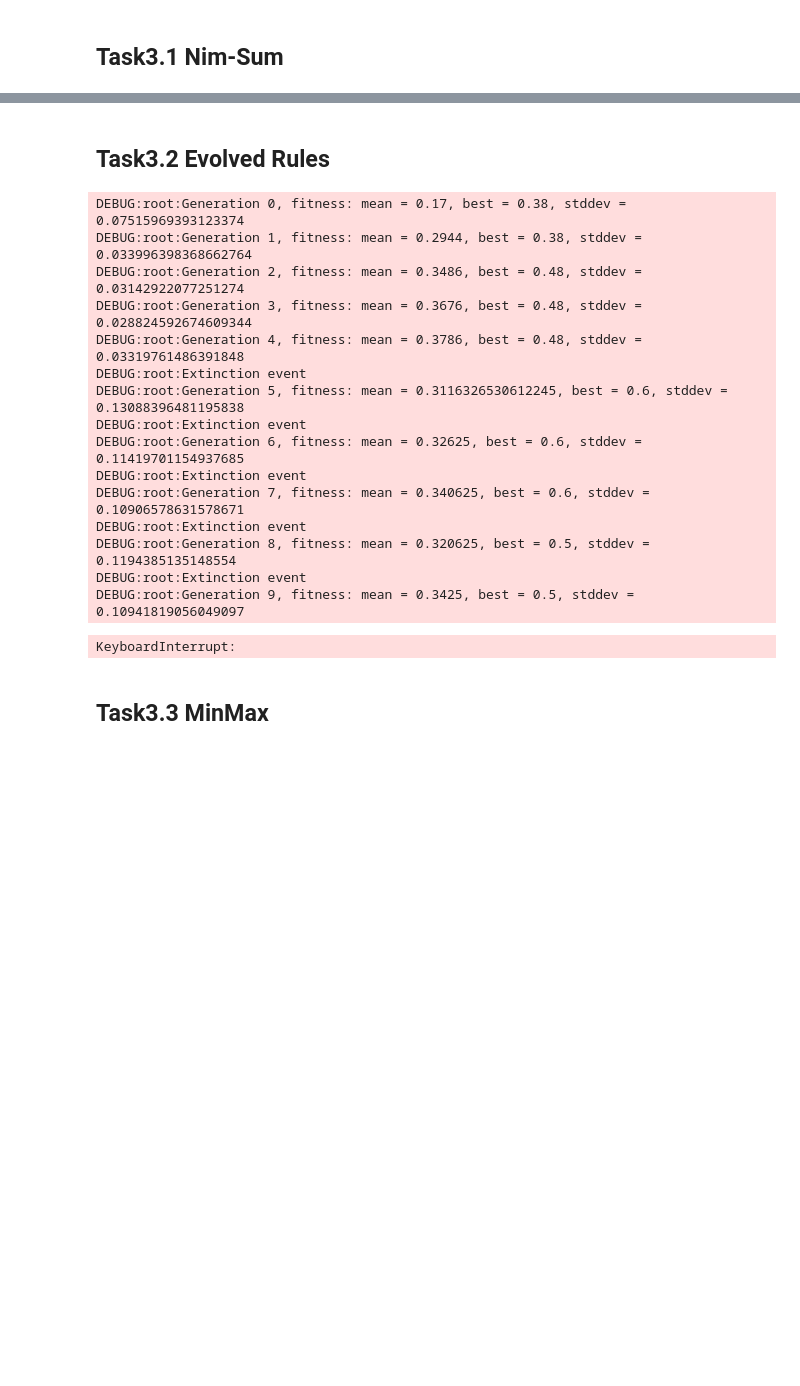
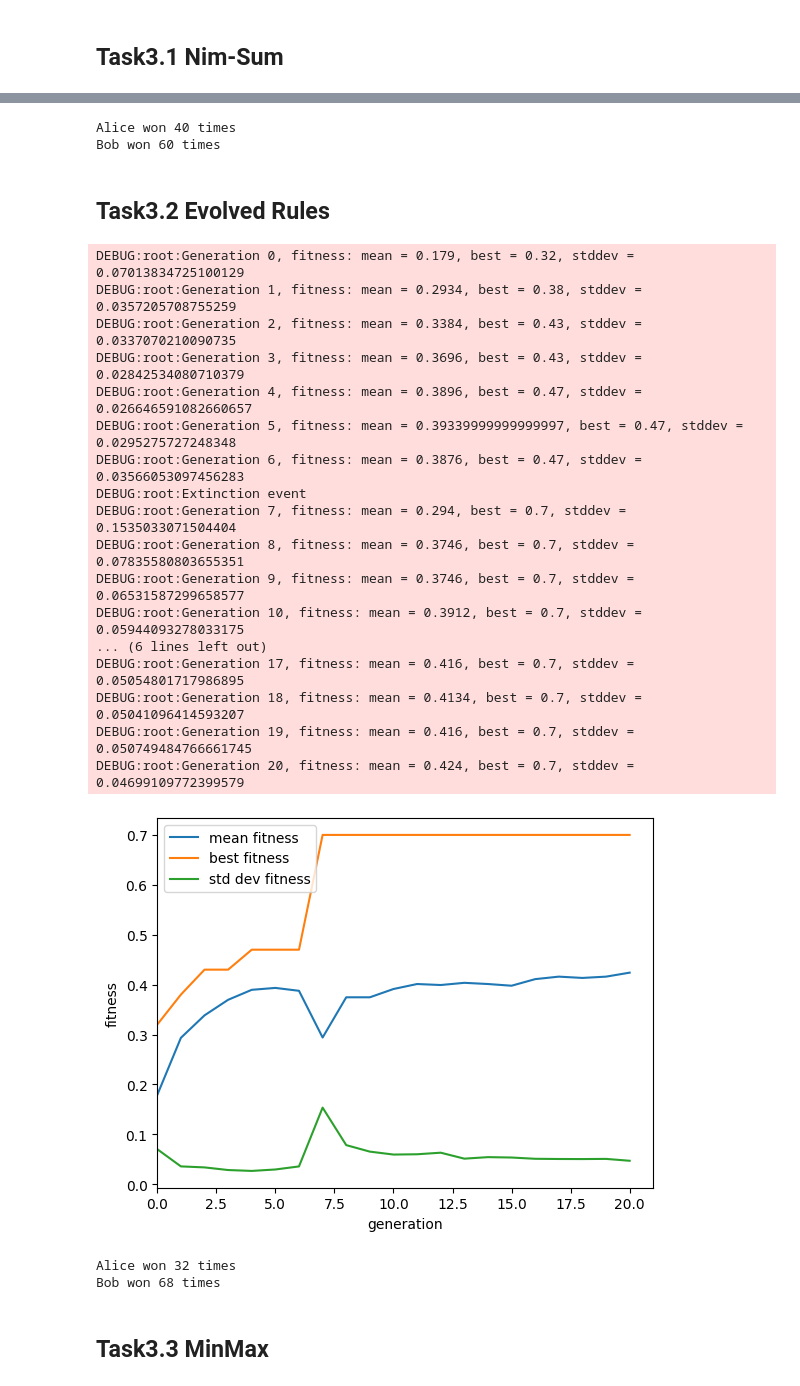
Before and after one commit to s295103/ci_2022_s295103, a Jupyter notebook: lab3/lab3_nim.ipynb, the cells around one changed output, grey strips where cells are left out. Drawn from its saved outputs; the diff is of its cells as text; code cells hidden in the pictures; blank space fills up the shorter version.

```diff
--- a/lab3/lab3_nim.ipynb
+++ b/lab3/lab3_nim.ipynb
@@ -198,24 +209,19 @@ def nim_sum_strategy(player:Player, heaps: Nim):
 # %%
-# # trying nim-sum vs random strategy
-# heaps = Nim(N_HEAPS)
-# Alice = Player("Alice", nim_sum_strategy)
-# Bob = Player("Bob", random_strategy)
-# winners = match(Alice, Bob, heaps, N_GAMES)
-# print_match_result(Alice, Bob, winners)
-
-
-# # trying nim-sum vs nim-sum startegy
-# heaps = Nim(N_HEAPS)
-# Alice = Player("Alice", nim_sum_strategy)
-# Bob = Player("Bob", nim_sum_strategy)
-# winners = match(Alice, Bob, heaps, N_GAMES)
-# print_match_result(Alice, Bob, winners)
+# trying nim-sum vs nim-sum startegy
+heaps = Nim(N_HEAPS)
+Alice = Player("Alice", nim_sum_strategy)
+Bob = Player("Bob", nim_sum_strategy)
+winners = match(Alice, Bob, heaps, N_GAMES)
+print_match_result(Alice, Bob, winners)
+# %% [output]
+Alice won 40 times
+Bob won 60 times
 # %% [markdown]
 ## Task3.2 Evolved Rules
 # %%
 GEN_NUM = 20
 POP_SIZE = 50
-OFFSPR_NUM = 7*POP_SIZE
+OFFSPR_NUM = 5*POP_SIZE
 # %%
 class Genome:
     def __init__(self, pr_heap: list, pr_obj: list, step_size: float, fitness: float = None):
@@ -487,29 +531,33 @@ def evolve_nim_strategy(heaps: Nim, generations: int, pop_size: int, offspr_size
 # %%
 heaps = Nim(N_HEAPS)
-solution = evolve_nim_strategy(heaps, GEN_NUM, POP_SIZE, OFFSPR_NUM)
+solution = evolve_nim_strategy(heaps, GEN_NUM, POP_SIZE, OFFSPR_NUM, n_games=N_GAMES, ext_cnt=7, surv_frac=0.2, niches=3, migr_frac=0.1)
 
 # test it on a match against a nim-sum strategy
 Alice = EvolutionalPlayer("Alice", solution, evolved_strategy)
 Bob = Player("Bob", nim_sum_strategy)
 winners = match( Alice, Bob, heaps, N_GAMES)
 print_match_result(Alice, Bob, winners)
 # %% [output]
-DEBUG:root:Generation 0, fitness: mean = 0.17, best = 0.38, stddev = 0.07515969393123374
-DEBUG:root:Generation 1, fitness: mean = 0.2944, best = 0.38, stddev = 0.033996398368662764
-DEBUG:root:Generation 2, fitness: mean = 0.3486, best = 0.48, stddev = 0.03142922077251274
-DEBUG:root:Generation 3, fitness: mean = 0.3676, best = 0.48, stddev = 0.028824592674609344
-DEBUG:root:Generation 4, fitness: mean = 0.3786, best = 0.48, stddev = 0.03319761486391848
+DEBUG:root:Generation 0, fitness: mean = 0.179, best = 0.32, stddev = 0.07013834725100129
+DEBUG:root:Generation 1, fitness: mean = 0.2934, best = 0.38, stddev = 0.0357205708755259
+DEBUG:root:Generation 2, fitness: mean = 0.3384, best = 0.43, stddev = 0.0337070210090735
+DEBUG:root:Generation 3, fitness: mean = 0.3696, best = 0.43, stddev = 0.02842534080710379
+DEBUG:root:Generation 4, fitness: mean = 0.3896, best = 0.47, stddev = 0.026646591082660657
+DEBUG:root:Generation 5, fitness: mean = 0.39339999999999997, best = 0.47, stddev = 0.0295275727248348
+DEBUG:root:Generation 6, fitness: mean = 0.3876, best = 0.47, stddev = 0.03566053097456283
 DEBUG:root:Extinction event
-DEBUG:root:Generation 5, fitness: mean = 0.3116326530612245, best = 0.6, stddev = 0.13088396481195838
-DEBUG:root:Extinction event
-DEBUG:root:Generation 6, fitness: mean = 0.32625, best = 0.6, stddev = 0.11419701154937685
-DEBUG:root:Extinction event
-DEBUG:root:Generation 7, fitness: mean = 0.340625, best = 0.6, stddev = 0.10906578631578671
-DEBUG:root:Extinction event
-DEBUG:root:Generation 8, fitness: mean = 0.320625, best = 0.5, stddev = 0.1194385135148554
-DEBUG:root:Extinction event
-DEBUG:root:Generation 9, fitness: mean = 0.3425, best = 0.5, stddev = 0.10941819056049097
+DEBUG:root:Generation 7, fitness: mean = 0.294, best = 0.7, stddev = 0.1535033071504404
+DEBUG:root:Generation 8, fitness: mean = 0.3746, best = 0.7, stddev = 0.07835580803655351
+DEBUG:root:Generation 9, fitness: mean = 0.3746, best = 0.7, stddev = 0.06531587299658577
+DEBUG:root:Generation 10, fitness: mean = 0.3912, best = 0.7, stddev = 0.05944093278033175
+... (6 lines left out)
+DEBUG:root:Generation 17, fitness: mean = 0.416, best = 0.7, stddev = 0.05054801717986895
+DEBUG:root:Generation 18, fitness: mean = 0.4134, best = 0.7, stddev = 0.05041096414593207
+DEBUG:root:Generation 19, fitness: mean = 0.416, best = 0.7, stddev = 0.050749484766661745
+DEBUG:root:Generation 20, fitness: mean = 0.424, best = 0.7, stddev = 0.04699109772399579
+[figure, added]
-KeyboardInterrupt:
+Alice won 32 times
+Bob won 68 times
 # %% [markdown]
 ## Task3.3 MinMax
 # %%
```
Also changed, not shown: parts of 6 cells of this notebook.
